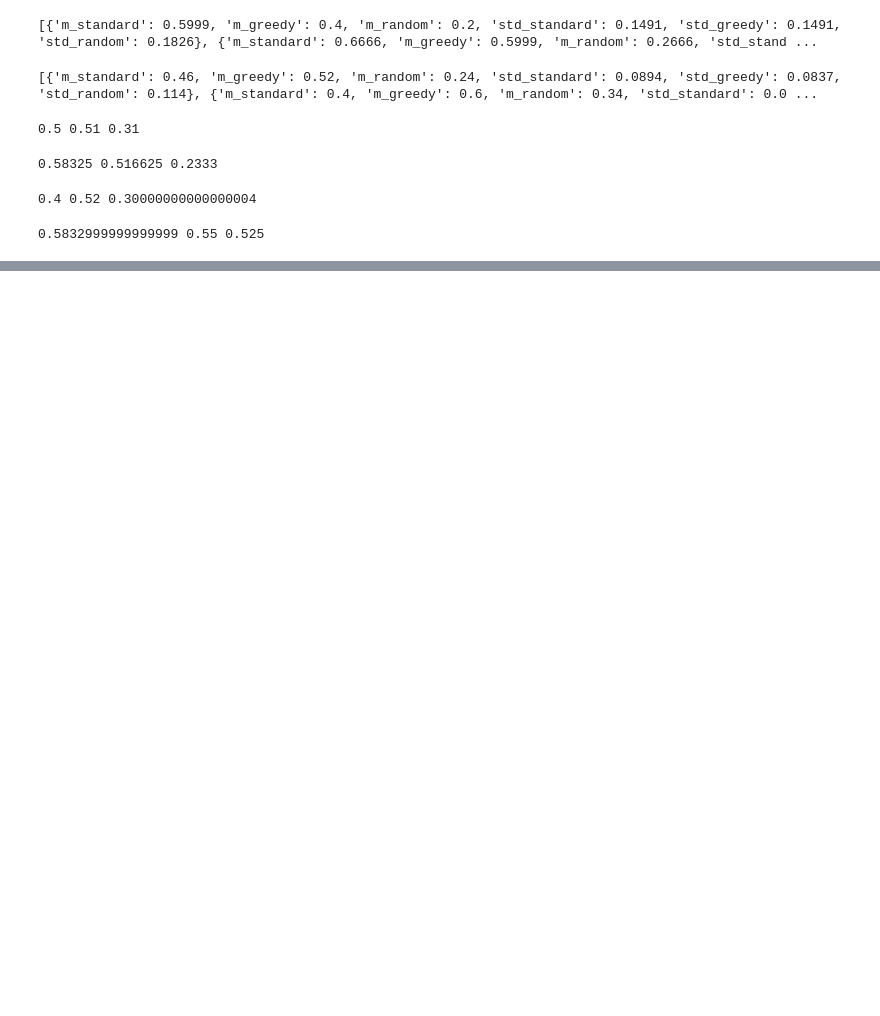
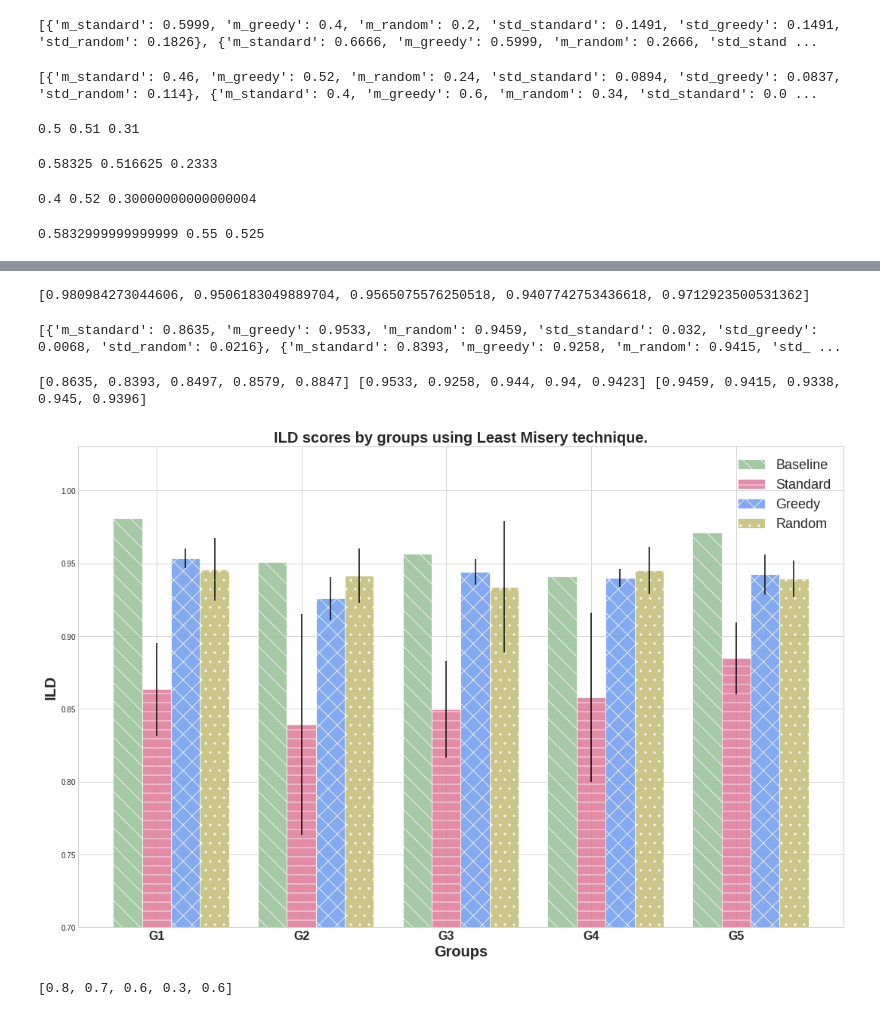
Before and after one commit to amandachagas/surprise-test, a Jupyter notebook: notebooks/Graphs.ipynb, the cells around one changed output, grey strips where cells are left out. Saved outputs shown, nothing was run; the diff lists cells and outputs as text; code cells hidden in the pictures; blank space fills up the shorter version.

```diff
--- a/notebooks/Graphs.ipynb
+++ b/notebooks/Graphs.ipynb
@@ -835,0 +967,75 @@ p_3_5_10_s=[0.26666666666666666, 0.43999999999999995, 0.42000000000000004], p_3_
+# %%
+baseline_lm_ild = read_as_json('baseline_lm_ild.json')
+print(baseline_lm_ild)
+# %% [output]
+[0.980984273044606, 0.9506183049889704, 0.9565075576250518, 0.9407742753436618, 0.9712923500531362]
+# %%
+prop_ild_lm_plot = get_means_std_dict(prop_ild_lm)
+
+print(prop_ild_lm_plot)
+# %% [output]
+[{'m_standard': 0.8635, 'm_greedy': 0.9533, 'm_random': 0.9459, 'std_standard': 0.032, 'std_greedy': 0.0068, 'std_random': 0.0216}, {'m_standard': 0.8393, 'm_greedy': 0.9258, 'm_random': 0.9415, 'std_ ...
+# %%
+m_lm_standard = []
+m_lm_greedy = []
+m_lm_random = []
+std_lm_standard = []
+std_lm_greedy = []
+std_lm_random = []
+for group in prop_ild_lm_plot:
+    m_lm_standard.append(group['m_standard'])
+    m_lm_greedy.append(group['m_greedy'])
+    m_lm_random.append(group['m_random'])
+    std_lm_standard.append(group['std_standard'])
+    std_lm_greedy.append(group['std_greedy'])
+    std_lm_random.append(group['std_random'])
+
+print(m_lm_standard, m_lm_greedy, m_lm_random)
+# %% [output]
+[0.8635, 0.8393, 0.8497, 0.8579, 0.8847] [0.9533, 0.9258, 0.944, 0.94, 0.9423] [0.9459, 0.9415, 0.9338, 0.945, 0.9396]
+# %%
+plt.rcParams['figure.figsize'] = (15,10)
+
+# data to plot
+n = 5
+baseline_ild = baseline_lm_ild
+m_standard = m_lm_standard
+m_greedy = m_lm_greedy
+m_random = m_lm_random
+std_standard = std_lm_standard
+std_greedy = std_lm_greedy
+std_random = std_lm_random
+
+# create plot
+fig, ax = plt.subplots()
+index = np.arange(n)
+bar_width = 0.2
+opacity = 0.8
+
+line1 = plt.bar(index, baseline_ild, bar_width, alpha=opacity, color='darkseagreen', label='Baseline', hatch="\\", edgecolor='white')
+line2 = plt.bar(index + bar_width, m_standard, bar_width, alpha=opacity, color='palevioletred', yerr=std_standard,  label='Standard', hatch="-", edgecolor='white')
+line3 = plt.bar(index + bar_width + bar_width, m_greedy, bar_width, alpha=opacity, color='cornflowerblue', yerr=std_greedy, label='Greedy', hatch="x", edgecolor='white')
+line4 = plt.bar(index + bar_width + bar_width + bar_width, m_random, bar_width, alpha=opacity, color='darkkhaki', yerr=std_random, label='Random', hatch=".", edgecolor='white')
+
+
+plt.xlabel('Groups', fontweight="bold", fontsize=20)
+plt.ylabel('ILD', fontweight="bold", fontsize=20)
+plt.title('ILD scores by groups using Least Misery technique.', fontweight="bold", fontsize=20)
+plt.xticks(index + bar_width, ('G1', 'G2', 'G3', 'G4', 'G5'), fontweight="bold", fontsize="16")
+
+plt.legend(fontsize=18)
+
+axes = plt.gca()
+# axes.set_xlim([xmin,xmax])
+axes.set_ylim([0.7,None])
+
+plt.savefig('ild_scores_by_groups_enhanced_LM.png', transparent=True)
+plt.tight_layout()
+plt.show()
+# %% [output]
+[figure, added]
+# %%
+baseline_lm_p10 = read_as_json('baseline_lm_p10.json')
+print(baseline_lm_p10)
+# %% [output]
+[0.8, 0.7, 0.6, 0.3, 0.6]
```
Also changed, not shown: parts of 29 cells of this notebook, 12 other files.
